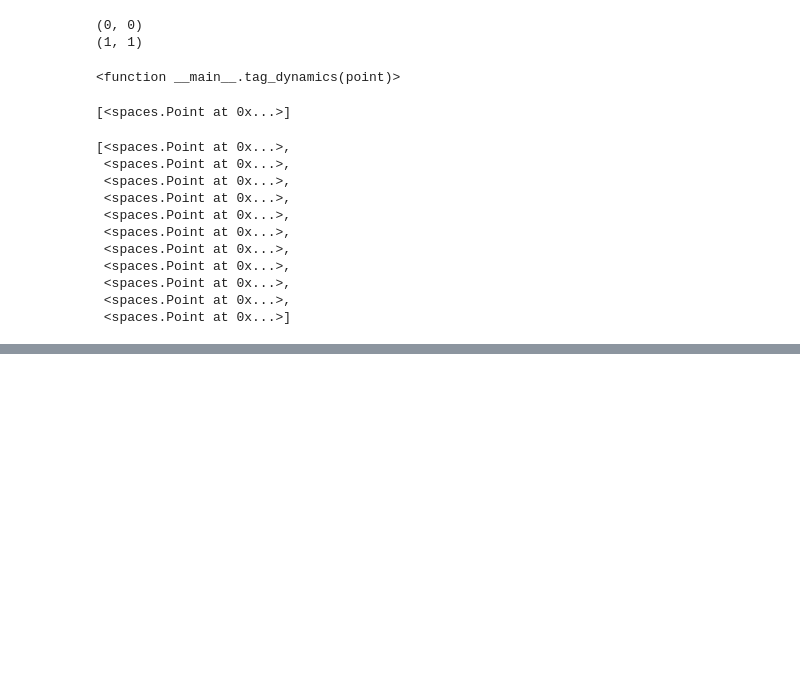
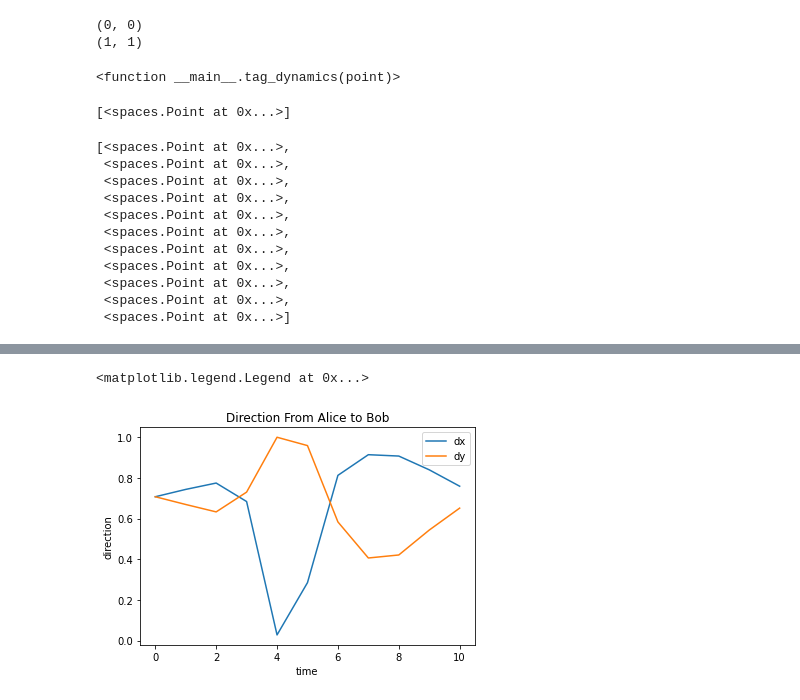
Before and after one commit to mzargham/fantasy-cadcad, a Jupyter notebook: trajectory_notebook.ipynb, the cells around one changed output, grey strips where cells are left out. Drawn from its saved outputs; the diff is of its cells as text; code cells hidden in the pictures; blank space fills up the shorter version.

```diff
--- a/trajectory_notebook.ipynb
+++ b/trajectory_notebook.ipynb
@@ -86,0 +130,2 @@ state.Alice.x, state.Alice.y, state.Bob.x, state.Bob.y
+# %%
+directions = np.array([ traj.space.direction.eval(p) for p in traj.points ])
@@ -86,0 +146,9 @@ state.Alice.x, state.Alice.y, state.Bob.x, state.Bob.y
+# %%
+plt.plot(directions)
+plt.xlabel("time")
+plt.ylabel("direction")
+plt.title("Direction From Alice to Bob")
+plt.legend(["dx","dy"])
+# %% [output]
+<matplotlib.legend.Legend at 0x...>
+[figure, added]
```
Also changed, not shown: parts of 13 cells of this notebook, 3 other files.
